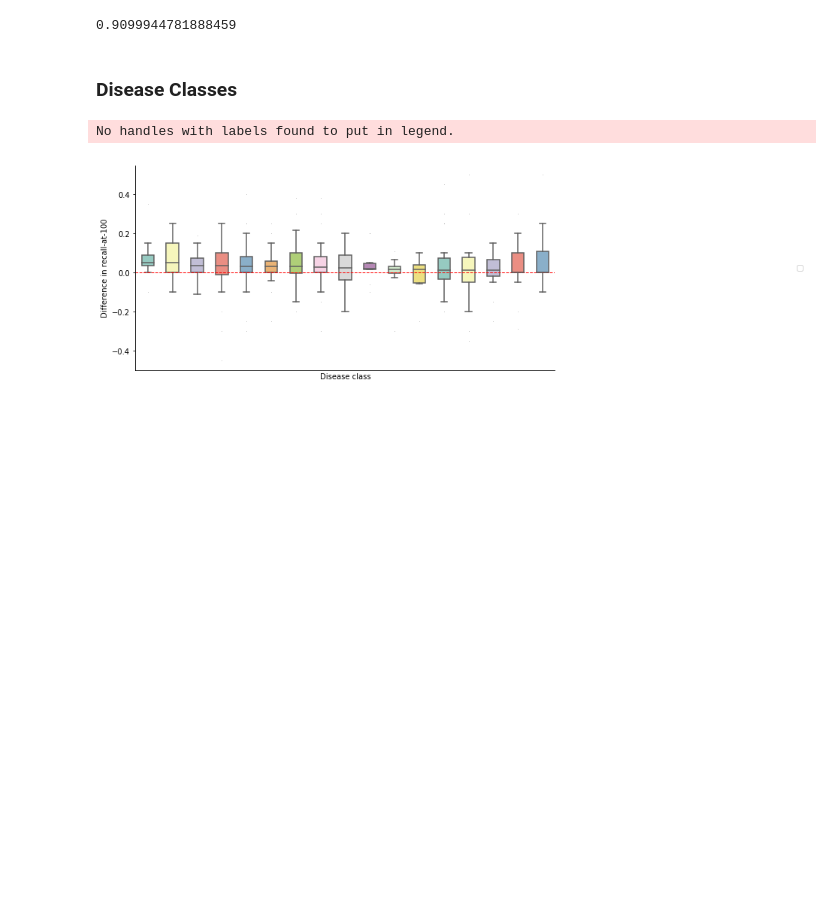
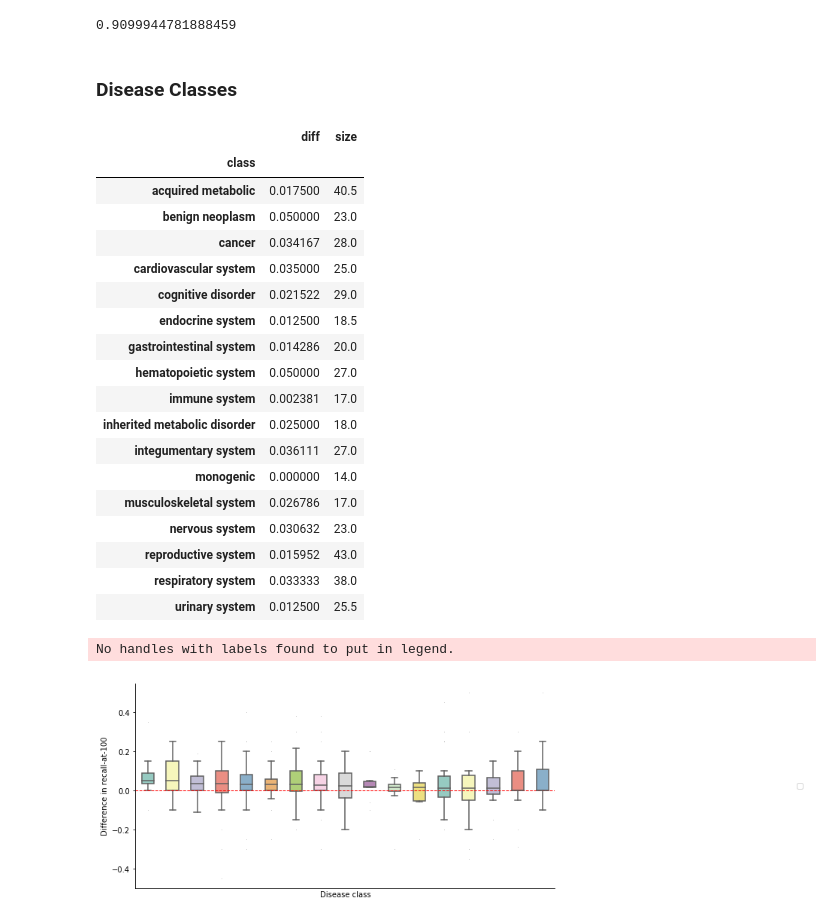
Before and after one commit to seyuboglu/milieu, a Jupyter notebook: notebooks/analysis.ipynb, the cells around one changed output. Cells and saved outputs as stored; diff of their text form; code cells hidden in the pictures; blank space fills up the shorter version.

```diff
--- a/notebooks/analysis.ipynb
+++ b/notebooks/analysis.ipynb
@@ -109,6 +109,28 @@ joined_df = diff_df.join(classes_df)
 # %%
 median_df = joined_df.groupby(by="class").median()
 order = median_df.sort_values("diff", ascending=False).index
+# %%
+median_df
+# %% [output]
+|  | diff | size |
+| class |  |  |
+| acquired metabolic | 0.017500 | 40.5 |
+| benign neoplasm | 0.050000 | 23.0 |
+| cancer | 0.034167 | 28.0 |
+| cardiovascular system | 0.035000 | 25.0 |
+| cognitive disorder | 0.021522 | 29.0 |
+| endocrine system | 0.012500 | 18.5 |
+| gastrointestinal system | 0.014286 | 20.0 |
+| hematopoietic system | 0.050000 | 27.0 |
+| immune system | 0.002381 | 17.0 |
+| inherited metabolic disorder | 0.025000 | 18.0 |
+| integumentary system | 0.036111 | 27.0 |
+| monogenic | 0.000000 | 14.0 |
+| musculoskeletal system | 0.026786 | 17.0 |
+| nervous system | 0.030632 | 23.0 |
+| reproductive system | 0.015952 | 43.0 |
+| respiratory system | 0.033333 | 38.0 |
+| urinary system | 0.012500 | 25.5 |
 # %%
 plt.figure(figsize=(10,5))
 sns.boxplot(data=joined_df, y="diff", x="class", order=order, hue_order=order, width=0.5, fliersize=0.1, palette="Set3")
```
Also changed, not shown: parts of 4 cells of this notebook, 6 other files.
